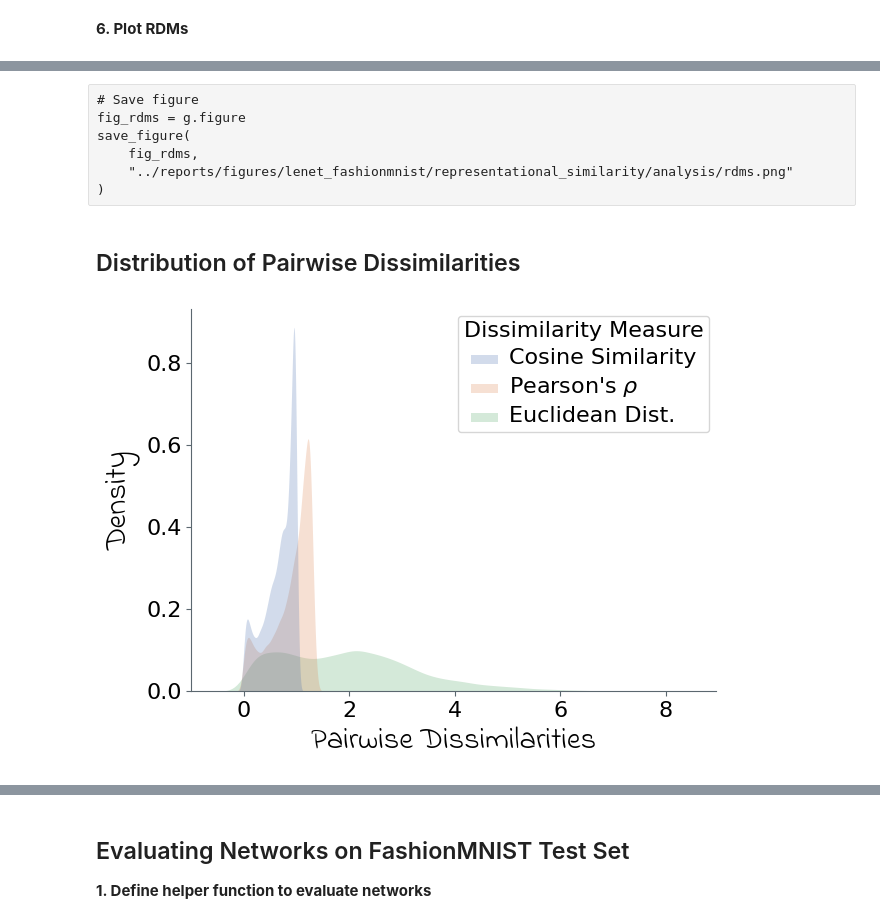
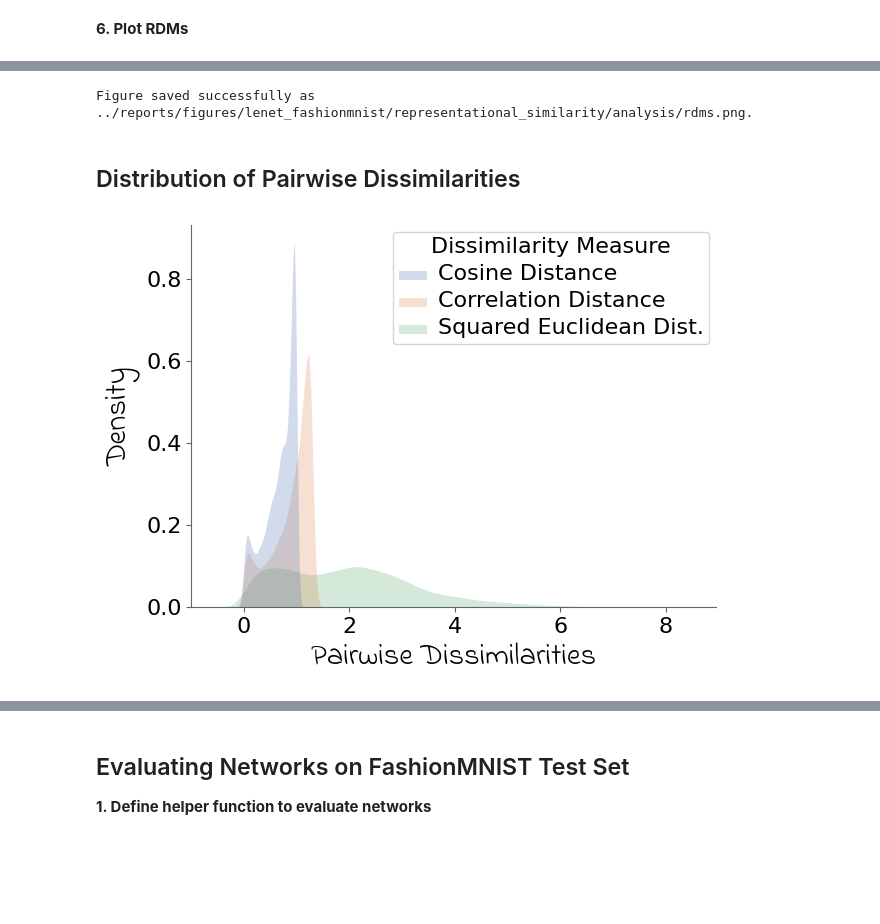
Before and after one commit to mrvnthss/rsa-vision-networks, a Jupyter notebook: notebooks/9.2-mt-analyzing-results-main-experiments.ipynb, the cells around one changed output, grey strips where cells are left out. Cells and saved outputs as stored; diff of their text form; code cells hidden in the pictures; blank space fills up the shorter version.

```diff
--- a/notebooks/9.2-mt-analyzing-results-main-experiments.ipynb
+++ b/notebooks/9.2-mt-analyzing-results-main-experiments.ipynb
@@ -85,15 +85,15 @@ LAYER_NAMES_RDMS = [
 
 # Methods for computing & comparing RDMs
 COMPUTE_STR_DICT = {
-    "correlation/None": "Pearson",
-    "euclidean/False": "Euclidean",
-    "euclidean/True": "Euclidean (Centered)",
-    "cosine/None": "Cosine Similarity"
+    "correlation/None": "Correlation Distance",
+    "euclidean/False": "Squared Euclidean Dist.",
+    "euclidean/True": "Squared Euclidean Dist. (Centered)",
+    "cosine/None": "Cosine Distance"
 }
 COMPARE_STR_DICT = {
     "reference": "Reference LeNet-5",
-    "spearman": "Spearman",
-    "correlation": "Pearson",
+    "spearman": r"Spearman's $\rho_S$",
+    "correlation": r"Pearson's $\rho$",
     "cosine": "Cosine Similarity"
 }
 
@@ -133,18 +133,15 @@ for compute, compare, run in zip(compute_list, compare_list, run_list):
     model_state_dict = torch.load(checkpoint_path, map_location=DEVICE, weights_only=False)["model_state_dict"]
 
     # Store weights in ``weights_data`` list
-    compute_str = "pearson" if cmp == "correlation" else cmp
-    compute_str = compute_str.capitalize() + (" (Centered)" if cntr == "True" else "")
-    compare_str = "Cosine Similarity" if compare == "cosine" else compare
     for layer_name, weight_tensor in model_state_dict.items():
         if "weight" in layer_name:
             weights_flattened = weight_tensor.cpu().numpy().flatten()
             for weight in weights_flattened:
                 weights_data.append((
-                    "trained",
-                    f"{compute_str} & {compare_str.title()}",
-                    LAYER_ALIASES_WEIGHTS[layer_name.replace(".weight", "")],
-                    weight
+                    "trained",                                                       # which network (hue)
+                    f"{COMPUTE_STR_DICT[compute]} \n& {COMPARE_STR_DICT[compare]}",  # RSA methods (columns)
+                    LAYER_ALIASES_WEIGHTS[layer_name.replace(".weight", "")],        # layer name (rows)
+                    weight                                                           # value to be plotted via KDE
                 ))
 # %% [markdown]
 **3. Load weights of reference LeNet-5**
@@ -159,17 +156,12 @@ for layer_name, weight_tensor in ref_state_dict.items():
     if "weight" in layer_name:
         weights_flattened = weight_tensor.cpu().numpy().flatten()
         for compute, compare in zip(compute_list, compare_list):
-            cmp, ctr = compute.split("/")
-            compute_str = "pearson" if cmp == "correlation" else cmp
-            compute_str = compute_str.capitalize() + (" (Centered)" if cntr == "True" else "")
-            compare_str = "Cosine Similarity" if compare == "cosine" else compare
             for weight in weights_flattened:
-                method = f"{compute}"
                 weights_data.append((
-                    "reference",
-                    f"{compute_str} & {compare_str.title()}",
-                    LAYER_ALIASES_WEIGHTS[layer_name.replace(".weight", "")],
-                    weight
+                    "reference",                                                     # which network (hue)
+                    f"{COMPUTE_STR_DICT[compute]} \n& {COMPARE_STR_DICT[compare]}",  # RSA methods (columns)
+                    LAYER_ALIASES_WEIGHTS[layer_name.replace(".weight", "")],        # layer name (rows)
+                    weight                                                           # value to be plotted via KDE
                 ))
 # %% [markdown]
 **4. Convert data to DataFrame**
@@ -598,10 +592,12 @@ plt.show()
-# %% [raw]
-# Save figure
-fig_rdms = g.figure
-save_figure(
-    fig_rdms,
-    "../reports/figures/lenet_fashionmnist/representational_similarity/analysis/rdms.png"
-)
+# %%
+# Save figure
+fig_rdms = g.figure
+save_figure(
+    fig_rdms,
+    "../reports/figures/lenet_fashionmnist/representational_similarity/analysis/rdms.png"
+)
+# %% [output]
+Figure saved successfully as ../reports/figures/lenet_fashionmnist/representational_similarity/analysis/rdms.png.
 # %% [markdown]
 ## Distribution of Pairwise Dissimilarities
 # %%
@@ -615,9 +611,8 @@ map_cmp = {
 data = []
 for (compute, compare), rdm_flat in rdms_dict.items():
     if compare == "reference":
-        cmp, act = compute.split("/")
         for x in rdm_flat:
-            data.append([map_cmp[cmp], x.item()])
+            data.append([COMPUTE_STR_DICT[compute], x.item()])
 
 # Convert to DataFrame
 df = pd.DataFrame(
@@ -625,34 +620,34 @@ df = pd.DataFrame(
     columns=["Dissimilarity Measure", "x"]
 )
 
 # Plot data
 with sns.axes_style({"axes.edgecolor": ANTHRACITE}):
     ax = sns.kdeplot(
         data=df,
         x="x",
         hue="Dissimilarity Measure",
         fill=True,
         linewidth=0,
         palette="deep",
         hue_order=[
-            "Cosine Similarity",
-            r"Pearson's $\rho$",
-            "Euclidean Dist."
+            "Cosine Distance",
+            r"Correlation Distance",
+            "Squared Euclidean Dist."
         ]
     )
 
 # Modify axes and axes labels
 sns.despine(ax=ax)
 ax.tick_params(color=ANTHRACITE, labelsize=font_size)
 ax.set_xlabel("Pairwise Dissimilarities", font=INDIE_FLOWER, size=font_size + 6)
 ax.set_ylabel("Density", font=INDIE_FLOWER, size=font_size + 6)
 
 # Increase font size of legend title & entries
 legend = ax.get_legend()
 plt.setp(legend.get_texts(), fontsize=font_size)
 plt.setp(legend.get_title(), fontsize=font_size)
 
 plt.tight_layout()
 plt.show()
 # %% [output]
-[figure, old version]
+[figure, new version]
```
Also changed, not shown: parts of 7 cells of this notebook, 3 other files.
